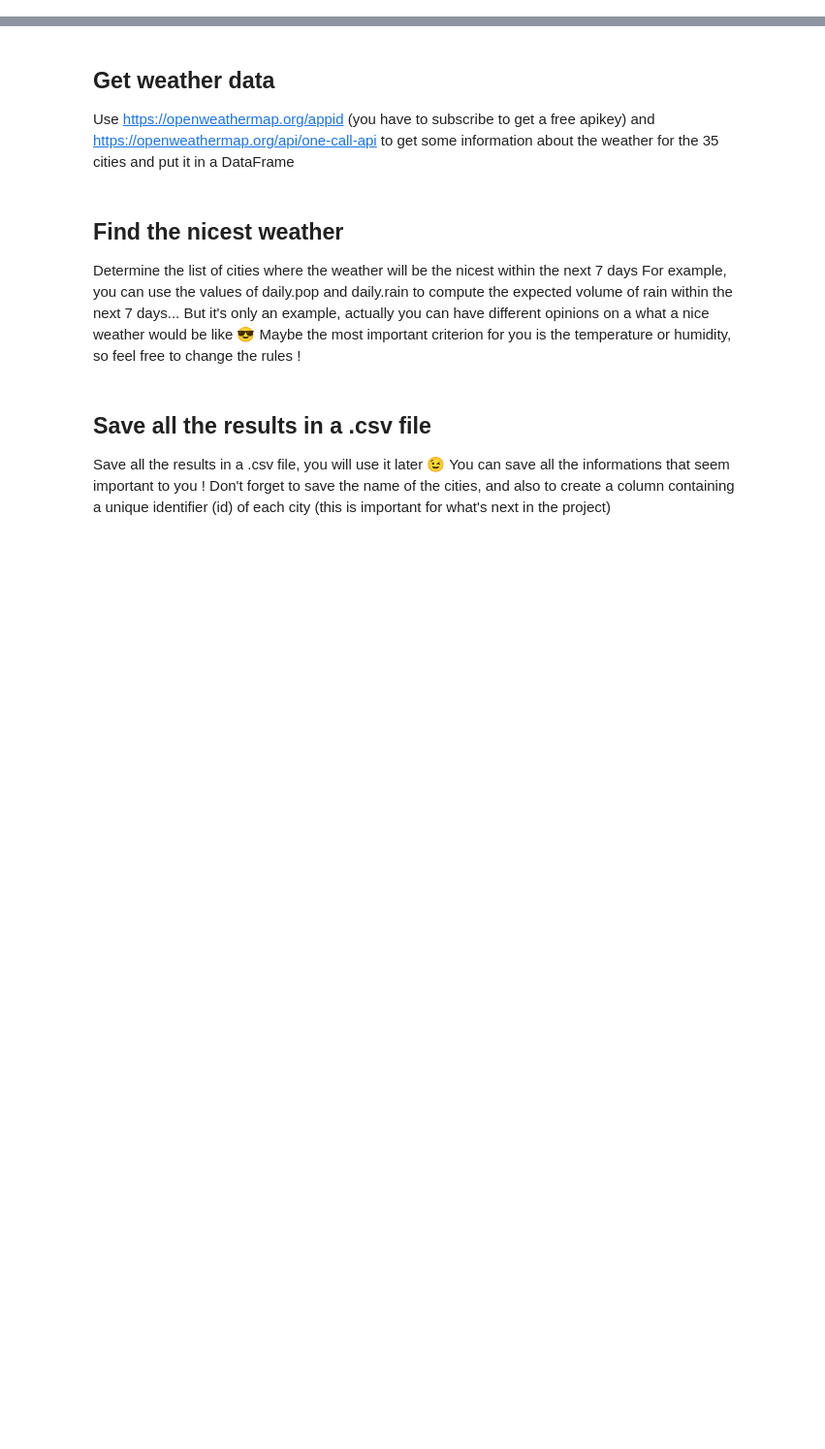
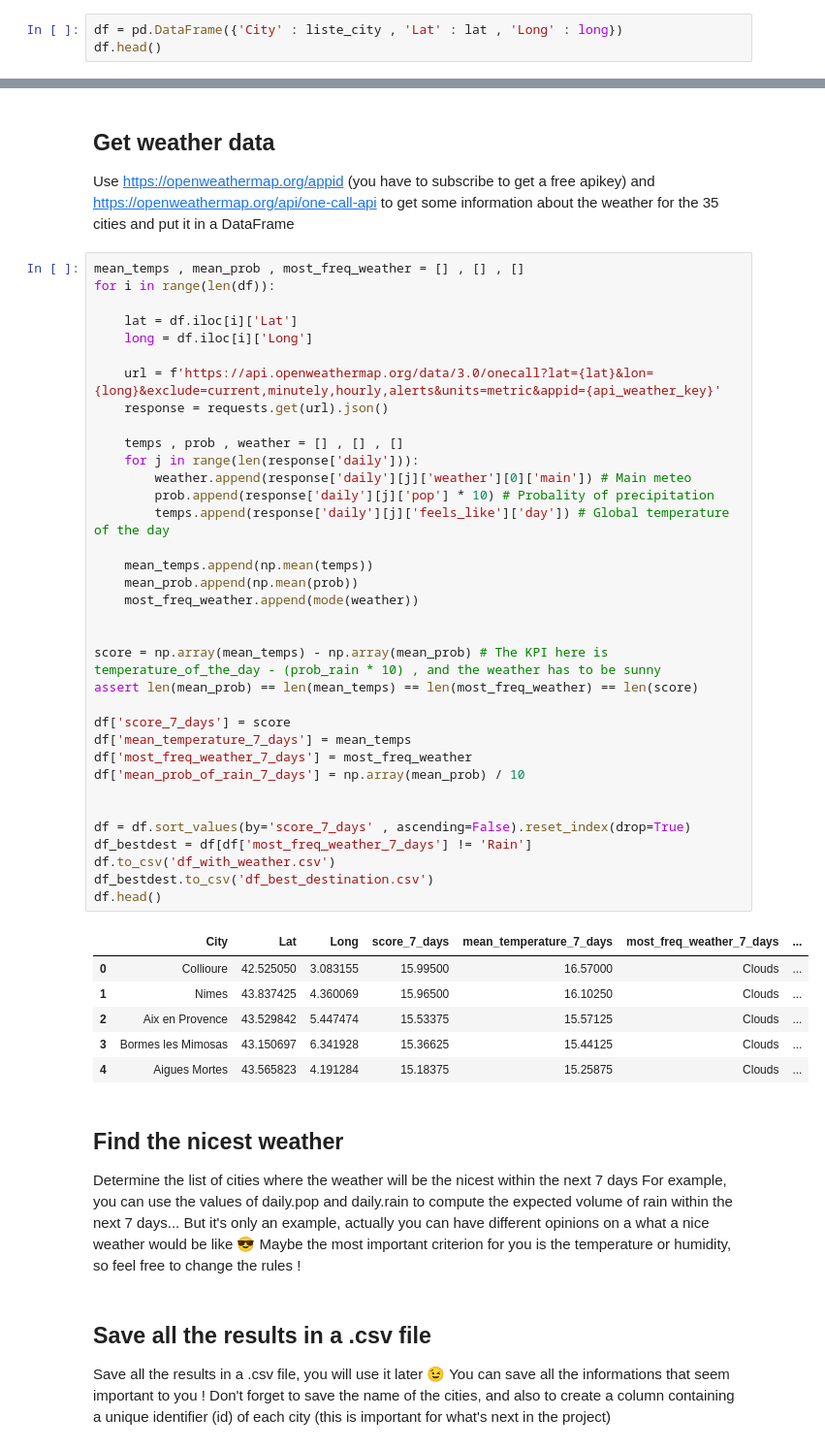
Before and after one commit to Mathiascalifornia/Jedha_certification, a Jupyter notebook: Project_2_kayak/scraping_and_api.ipynb, the cells around one changed output, grey strips where cells are left out. Shown at 97% size. Cells and saved outputs as stored; diff of their text form; blank space fills up the shorter version.

```diff
--- a/Project_2_kayak/scraping_and_api.ipynb
+++ b/Project_2_kayak/scraping_and_api.ipynb
@@ -49,0 +87,3 @@ Use https://nominatim.org/ to get the gps coordinates of all the cities (no subs
+# %%
+df = pd.DataFrame({'City' : liste_city , 'Lat' : lat , 'Long' : long})
+df.head()
@@ -50,6 +97,48 @@ Use https://nominatim.org/ to get the gps coordinates of all the cities (no subs
 # %% [markdown]
 ## Get weather data
 Use https://openweathermap.org/appid (you have to subscribe to get a free apikey) and https://openweathermap.org/api/one-call-api to get some information about the weather for the 35 cities and put it in a DataFrame
+# %%
+mean_temps , mean_prob , most_freq_weather = [] , [] , []
+for i in range(len(df)):
+
+    lat = df.iloc[i]['Lat']
+    long = df.iloc[i]['Long']
+
+    url = f'https://api.openweathermap.org/data/3.0/onecall?lat={lat}&lon={long}&exclude=current,minutely,hourly,alerts&units=metric&appid={api_weather_key}'
+    response = requests.get(url).json()
+
+    temps , prob , weather = [] , [] , []
+    for j in range(len(response['daily'])):
+        weather.append(response['daily'][j]['weather'][0]['main']) # Main meteo
+        prob.append(response['daily'][j]['pop'] * 10) # Probality of precipitation
+        temps.append(response['daily'][j]['feels_like']['day']) # Global temperature of the day
+
+    mean_temps.append(np.mean(temps))
+    mean_prob.append(np.mean(prob))
+    most_freq_weather.append(mode(weather))
+
+
+score = np.array(mean_temps) - np.array(mean_prob) # The KPI here is temperature_of_the_day - (prob_rain * 10) , and the weather has to be sunny
+assert len(mean_prob) == len(mean_temps) == len(most_freq_weather) == len(score)
+
+df['score_7_days'] = score
+df['mean_temperature_7_days'] = mean_temps
+df['most_freq_weather_7_days'] = most_freq_weather
+df['mean_prob_of_rain_7_days'] = np.array(mean_prob) / 10
+
+
+df = df.sort_values(by='score_7_days' , ascending=False).reset_index(drop=True)
+df_bestdest = df[df['most_freq_weather_7_days'] != 'Rain']
+df.to_csv('df_with_weather.csv')
+df_bestdest.to_csv('df_best_destination.csv')
+df.head()
+# %% [output]
+|  | City | Lat | Long | score_7_days | mean_temperature_7_days | most_freq_weather_7_days | ... |
+| 0 | Collioure | 42.525050 | 3.083155 | 15.99500 | 16.57000 | Clouds | ... |
+| 1 | Nimes | 43.837425 | 4.360069 | 15.96500 | 16.10250 | Clouds | ... |
+| 2 | Aix en Provence | 43.529842 | 5.447474 | 15.53375 | 15.57125 | Clouds | ... |
+| 3 | Bormes les Mimosas | 43.150697 | 6.341928 | 15.36625 | 15.44125 | Clouds | ... |
+| 4 | Aigues Mortes | 43.565823 | 4.191284 | 15.18375 | 15.25875 | Clouds | ... |
 # %% [markdown]
 ## Find the nicest weather
 Determine the list of cities where the weather will be the nicest within the next 7 days For example, you can use the values of daily.pop and daily.rain to compute the expected volume of rain within the next 7 days... But it's only an example, actually you can have different opinions on a what a nice weather would be like 😎 Maybe the most important criterion for you is the temperature or humidity, so feel free to change the rules !
```
Also changed, not shown: parts of 10 cells of this notebook, 4 other files.
